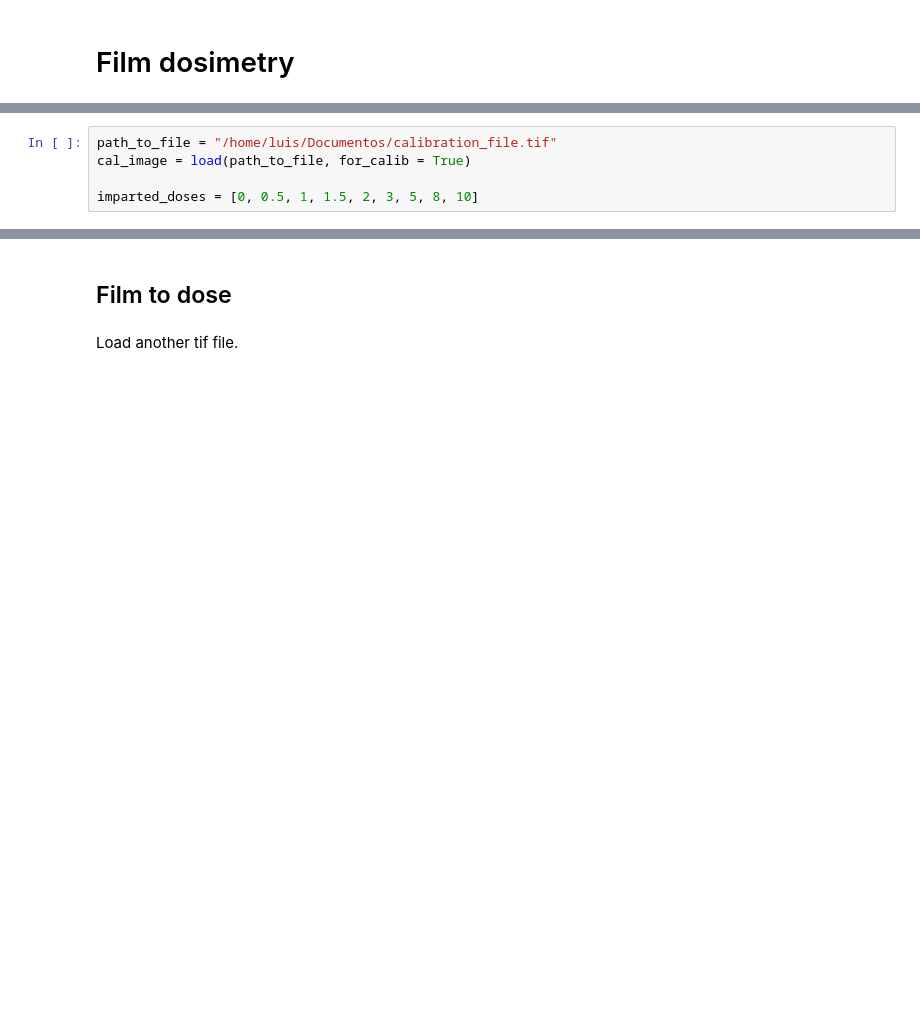
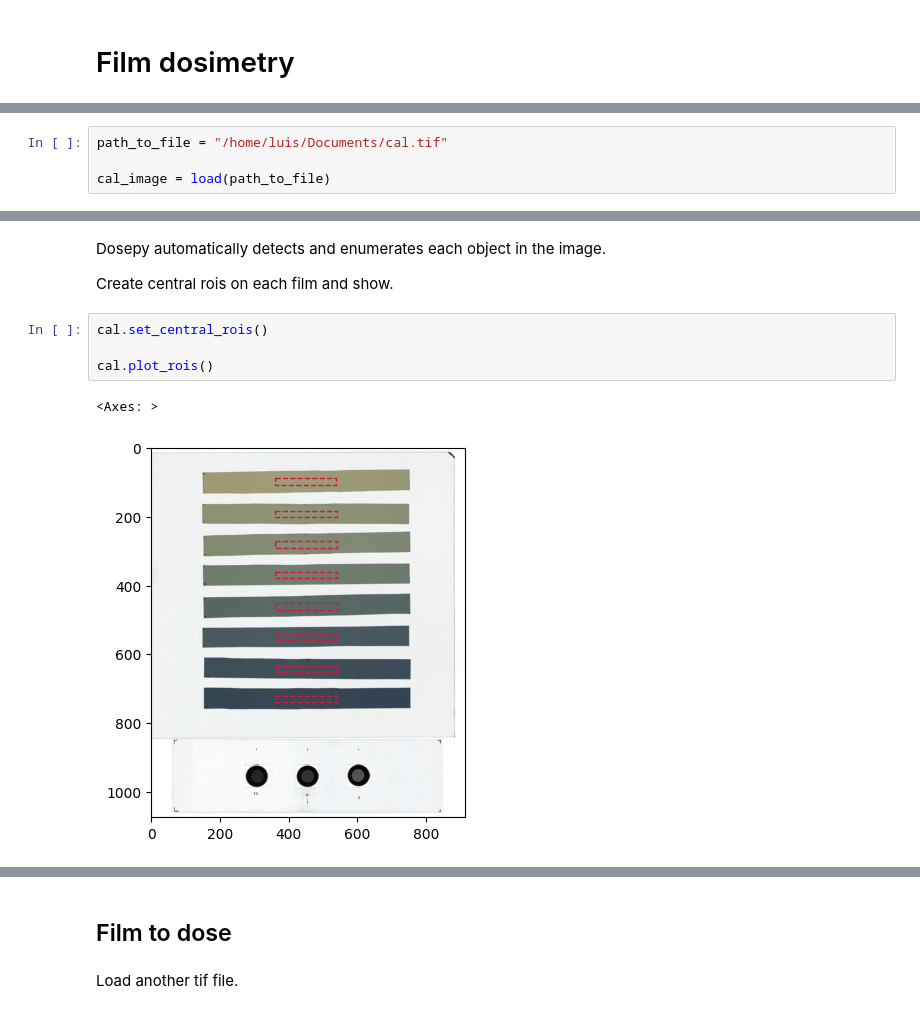
Before and after one commit to LuisOlivaresJ/Dosepy, a Jupyter notebook: docs/Jupyter_Book/film_dosimetry.ipynb, the cells around one changed output, grey strips where cells are left out. Drawn from its saved outputs; the diff is of its cells as text; blank space fills up the shorter version.

```diff
--- a/docs/Jupyter_Book/film_dosimetry.ipynb
+++ b/docs/Jupyter_Book/film_dosimetry.ipynb
@@ -18,5 +23,4 @@ Read the tif file for film calibration and create a list with the imparted doses
 # %%
-path_to_file = "/home/luis/Documentos/calibration_file.tif"
-cal_image = load(path_to_file, for_calib = True)
+path_to_file = "/home/luis/Documents/cal.tif"
 
-imparted_doses = [0, 0.5, 1, 1.5, 2, 3, 5, 8, 10]
+cal_image = load(path_to_file)
@@ -22,0 +43,11 @@ imparted_doses = [0, 0.5, 1, 1.5, 2, 3, 5, 8, 10]
+# %% [markdown]
+Dosepy automatically detects and enumerates each object in the image.
+
+Create central rois on each film and show.
+# %%
+cal.set_central_rois()
+
+cal.plot_rois()
+# %% [output]
+<Axes: >
+[figure, added]
```
Also changed, not shown: parts of 37 cells of this notebook, 6 other files.
